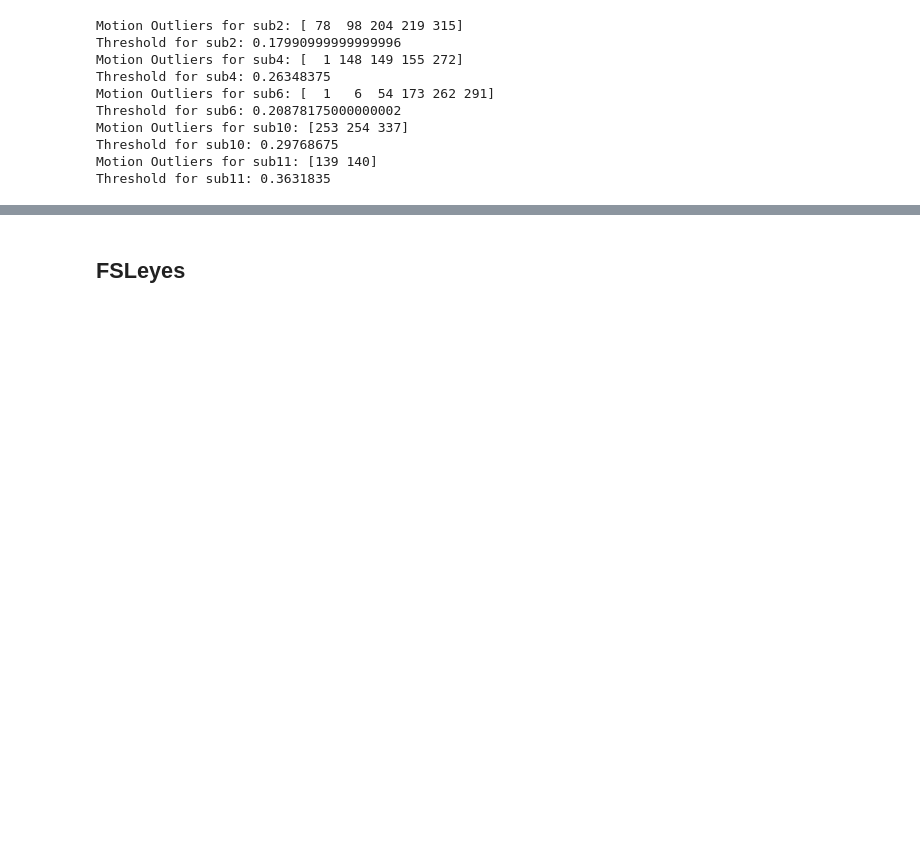
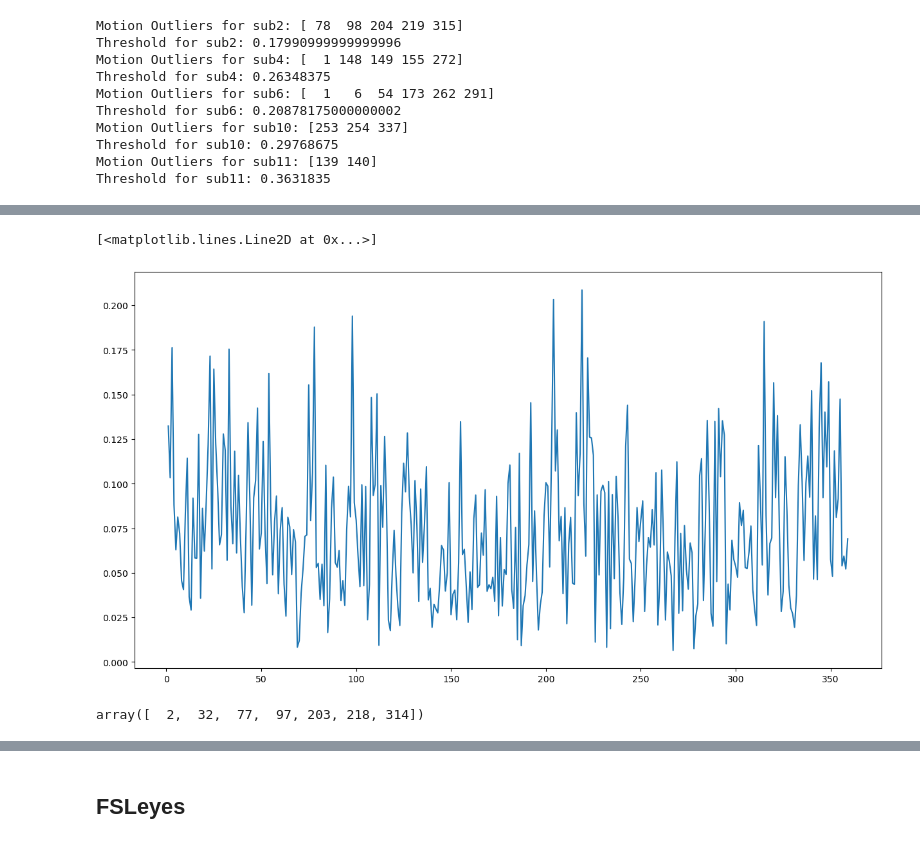
Before and after one commit to TimXdang/SpinalcordSeg, a Jupyter notebook: Playground 2.ipynb, the cells around one changed output, grey strips where cells are left out. Saved outputs shown, nothing was run; the diff lists cells and outputs as text; code cells hidden in the pictures; blank space fills up the shorter version.

```diff
--- a/Playground 2.ipynb
+++ b/Playground 2.ipynb
@@ -148,6 +150,0 @@ Subject 2 will be chosen as the threshold is much lower. Setting the treshold to
-# %%
-fd = compute_FD_power(filtered_overall[filtered_overall['subject'].isin(['sub2'])][['x', 'y']]).to_numpy()
-# threshold = np.quantile(fd,0.75) + 1.5*(np.quantile(fd,0.75) - np.quantile(fd,0.25))
-threshold = 0.2087
-print(f'Motion Outliers for sub2:', np.where(fd > threshold)[0] + 1)
-print(f'Threshold for sub2: {threshold}')
@@ -156,0 +151,3 @@ Threshold for sub2: 0.2087
+# %%
+sub2_fd = compute_FD_power(filtered_overall[filtered_overall['subject'].isin(['sub2'])][['x', 'y']])
+sub2_fd.describe()
@@ -156,0 +164,10 @@ Threshold for sub2: 0.2087
+# %%
+plt.figure(figsize=(15,8))
+plt.plot(list(range(1, fd.size+1)), sub2_fd)
+# %% [output]
+[<matplotlib.lines.Line2D at 0x...>]
+[figure, added]
+# %%
+np.where(sub2_fd > 0.175)[0]
+# %% [output]
+array([  2,  32,  77,  97, 203, 218, 314])
```
Also changed, not shown: parts of 7 cells of this notebook.
